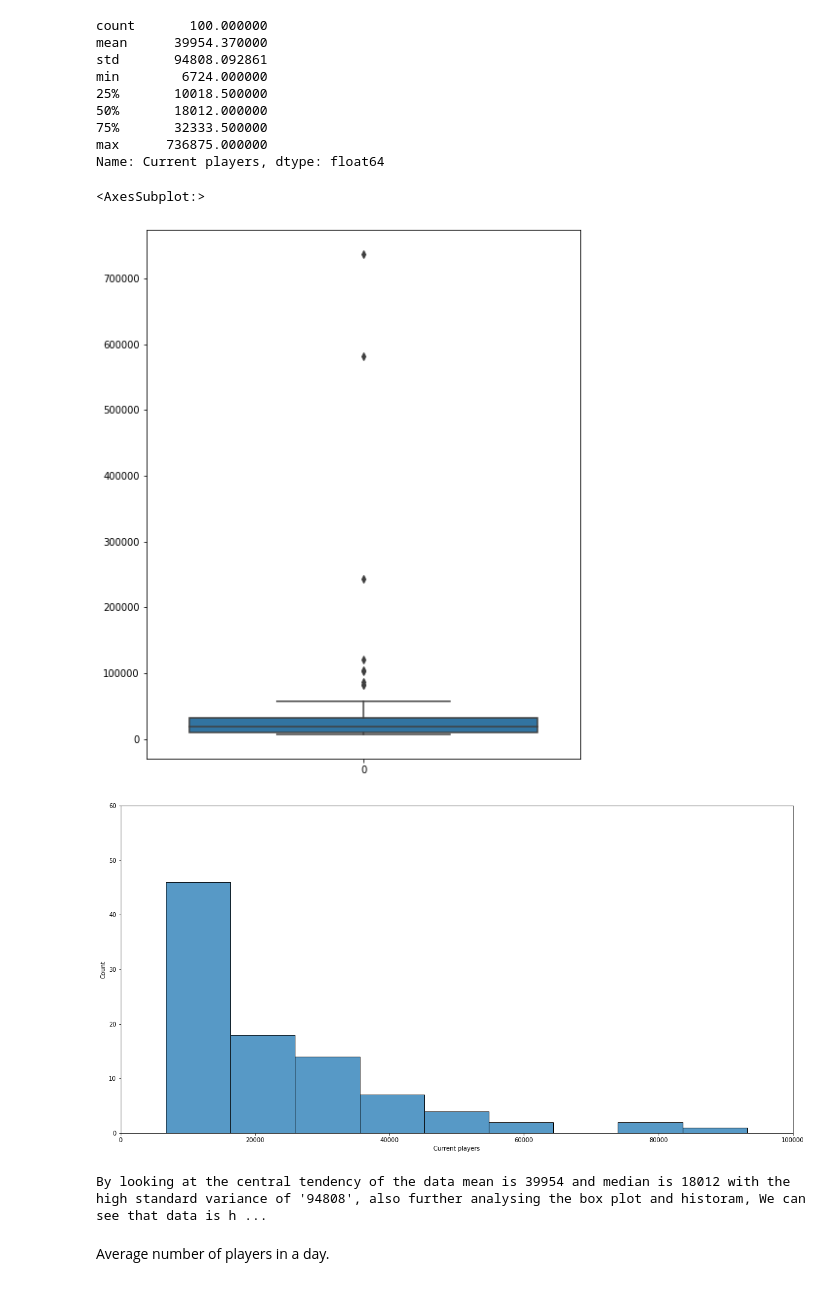
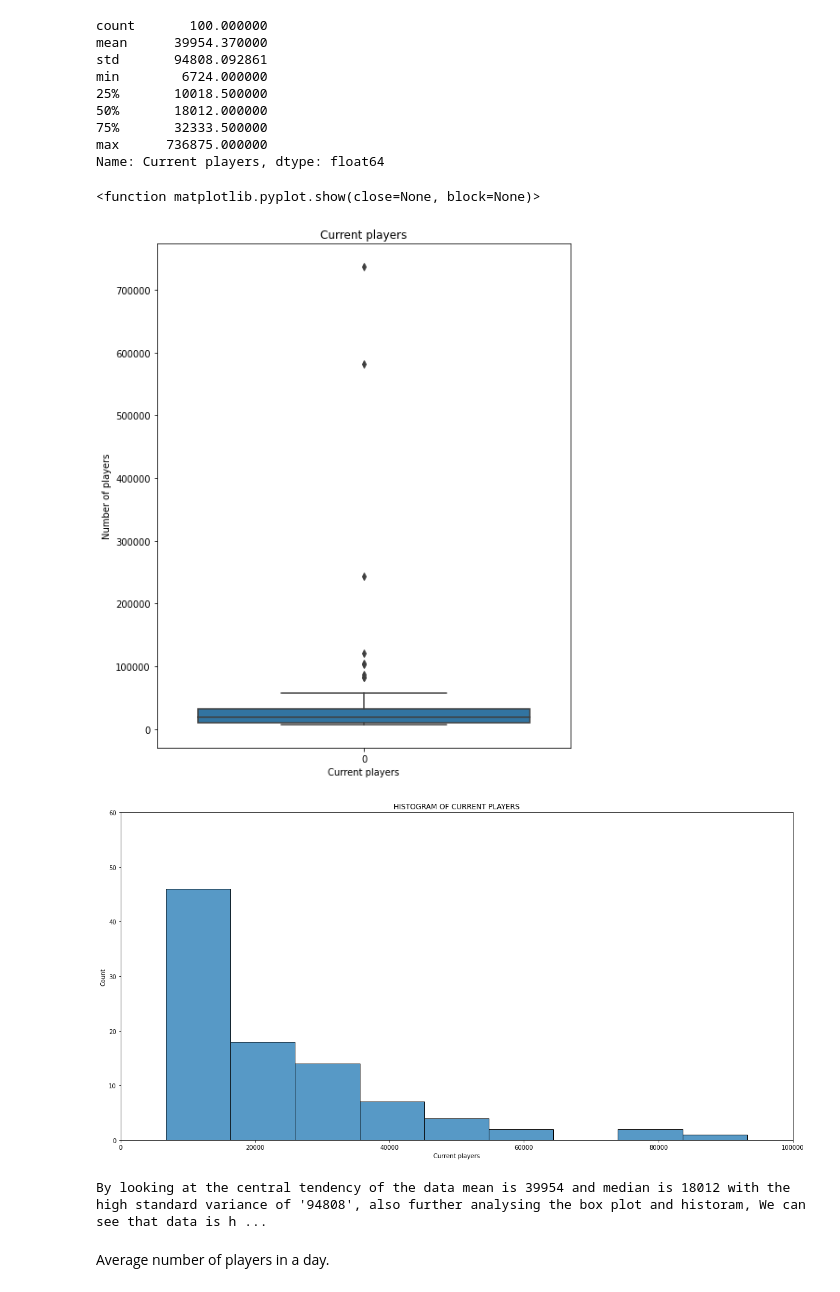
Before and after one commit to viz-graffito/Steam_Nov_Dataset_EDA, a Jupyter notebook: main.ipynb, the cells around one changed output. Drawn from its saved outputs; the diff is of its cells as text; code cells hidden in the pictures.

```diff
--- a/main.ipynb
+++ b/main.ipynb
@@ -337,18 +346,23 @@ Name: Current players, dtype: float64
 # %%
 plt.figure(figsize=(8,10))
 sns.boxplot(data = steam['Current players'])
+plt.ylabel('Number of players')
+plt.xlabel('Current players')
+plt.title('Current players')
+plt.show
 # %% [output]
-<AxesSubplot:>
+<function matplotlib.pyplot.show(close=None, block=None)>
-[figure, old version]
+[figure, new version]
 # %%
 plt.figure(figsize=(20,10))
 plt.axis([0,100000,0,60])
 sns.histplot(steam['Current players'])
+plt.title('HISTOGRAM OF CURRENT PLAYERS')
 plt.show()
 
 print('By looking at the central tendency of the data mean is 39954 and median is 18012 with the high standard variance of \'94808\', also further analysing the box plot and historam, We can see that data is highly skewed on the right and side because of many outliers plesent in the data therefore we can not go with the mean of the data, by looking at the historam and IQR the highest frequency of the players is between 10000 to 40000 with that we can assume that the Average Current player more likely to get around the mode which is \'18012\'')
 # %% [output]
-[figure, old version]
+[figure, new version]
 By looking at the central tendency of the data mean is 39954 and median is 18012 with the high standard variance of '94808', also further analysing the box plot and historam, We can see that data is h ...
 # %% [markdown]
 Average number of players in a day.<a class="anchor" id="avg1"></a>
```
Also changed, not shown: parts of 10 cells of this notebook.
